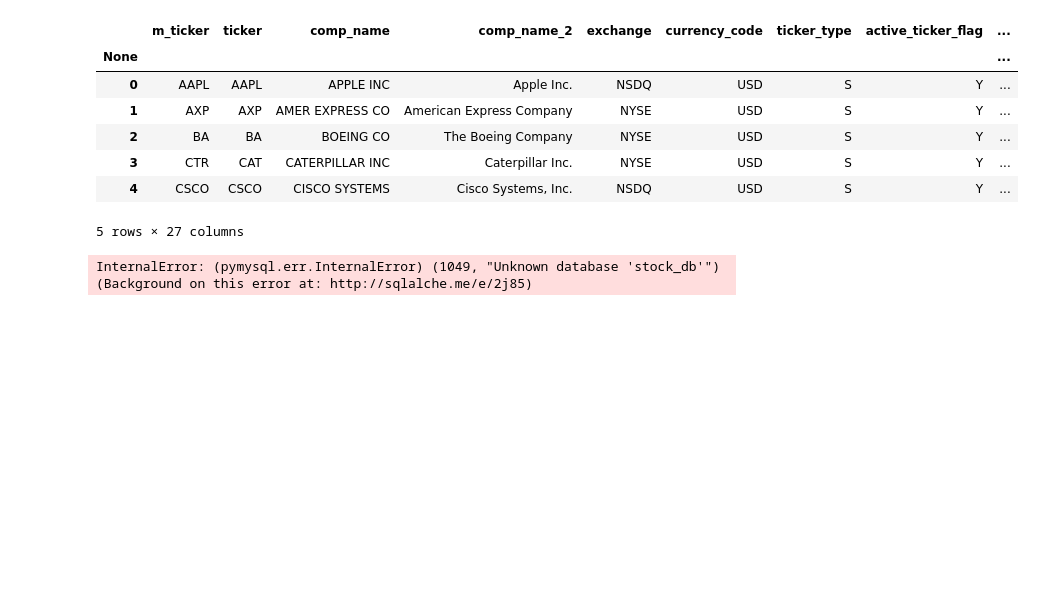
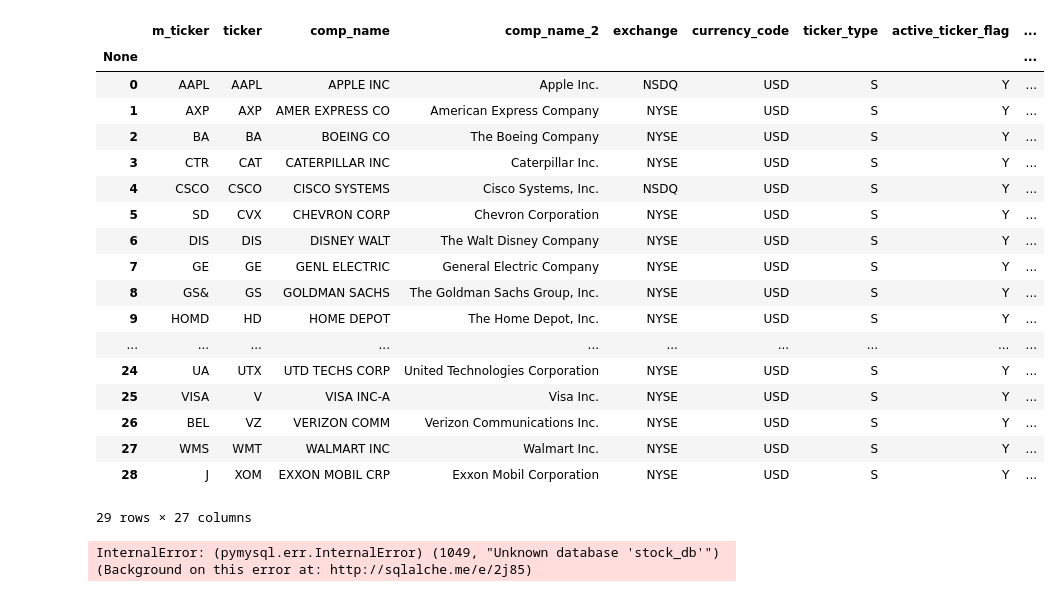
Before and after one commit to bpaynich/BRK-stocks-, a Jupyter notebook: jupyter/Get Company Information from Quandl.ipynb, the cells around one changed output. Drawn from its saved outputs; the diff is of its cells as text; code cells hidden in the pictures; blank space fills up the shorter version.

Commit message:
added stock data table, edited some HTML

```diff
--- a/jupyter/Get Company Information from Quandl.ipynb
+++ b/jupyter/Get Company Information from Quandl.ipynb
@@ -12,16 +12,27 @@ quandl.ApiConfig.api_key = "wSFUoCTA1xVwxRGoYcem"
 engine = create_engine('mysql://root:****@localhost:3306/stock_db')
 data = quandl.get_table("ZACKS/MT", paginate=True)
 # %%
-data.head()
+data.head(30)
 # %% [output]
 |  | m_ticker | ticker | comp_name | comp_name_2 | exchange | currency_code | ticker_type | active_ticker_flag | ... |
 | None |  |  |  |  |  |  |  |  | ... |
 | 0 | AAPL | AAPL | APPLE INC | Apple Inc. | NSDQ | USD | S | Y | ... |
 | 1 | AXP | AXP | AMER EXPRESS CO | American Express Company | NYSE | USD | S | Y | ... |
 | 2 | BA | BA | BOEING CO | The Boeing Company | NYSE | USD | S | Y | ... |
 | 3 | CTR | CAT | CATERPILLAR INC | Caterpillar Inc. | NYSE | USD | S | Y | ... |
 | 4 | CSCO | CSCO | CISCO SYSTEMS | Cisco Systems, Inc. | NSDQ | USD | S | Y | ... |
+| 5 | SD | CVX | CHEVRON CORP | Chevron Corporation | NYSE | USD | S | Y | ... |
+| 6 | DIS | DIS | DISNEY WALT | The Walt Disney Company | NYSE | USD | S | Y | ... |
+| 7 | GE | GE | GENL ELECTRIC | General Electric Company | NYSE | USD | S | Y | ... |
+| 8 | GS& | GS | GOLDMAN SACHS | The Goldman Sachs Group, Inc. | NYSE | USD | S | Y | ... |
+| 9 | HOMD | HD | HOME DEPOT | The Home Depot, Inc. | NYSE | USD | S | Y | ... |
+| ... | ... | ... | ... | ... | ... | ... | ... | ... | ... |
+| 24 | UA | UTX | UTD TECHS CORP | United Technologies Corporation | NYSE | USD | S | Y | ... |
+| 25 | VISA | V | VISA INC-A | Visa Inc. | NYSE | USD | S | Y | ... |
+| 26 | BEL | VZ | VERIZON COMM | Verizon Communications Inc. | NYSE | USD | S | Y | ... |
+| 27 | WMS | WMT | WALMART INC | Walmart Inc. | NYSE | USD | S | Y | ... |
+| 28 | J | XOM | EXXON MOBIL CRP | Exxon Mobil Corporation | NYSE | USD | S | Y | ... |
-5 rows × 27 columns
+29 rows × 27 columns
 # %%
 data.to_sql(name='company_info', con=engine, if_exists='replace')
 # %% [output]
```
Also changed, not shown: 11 other files.
